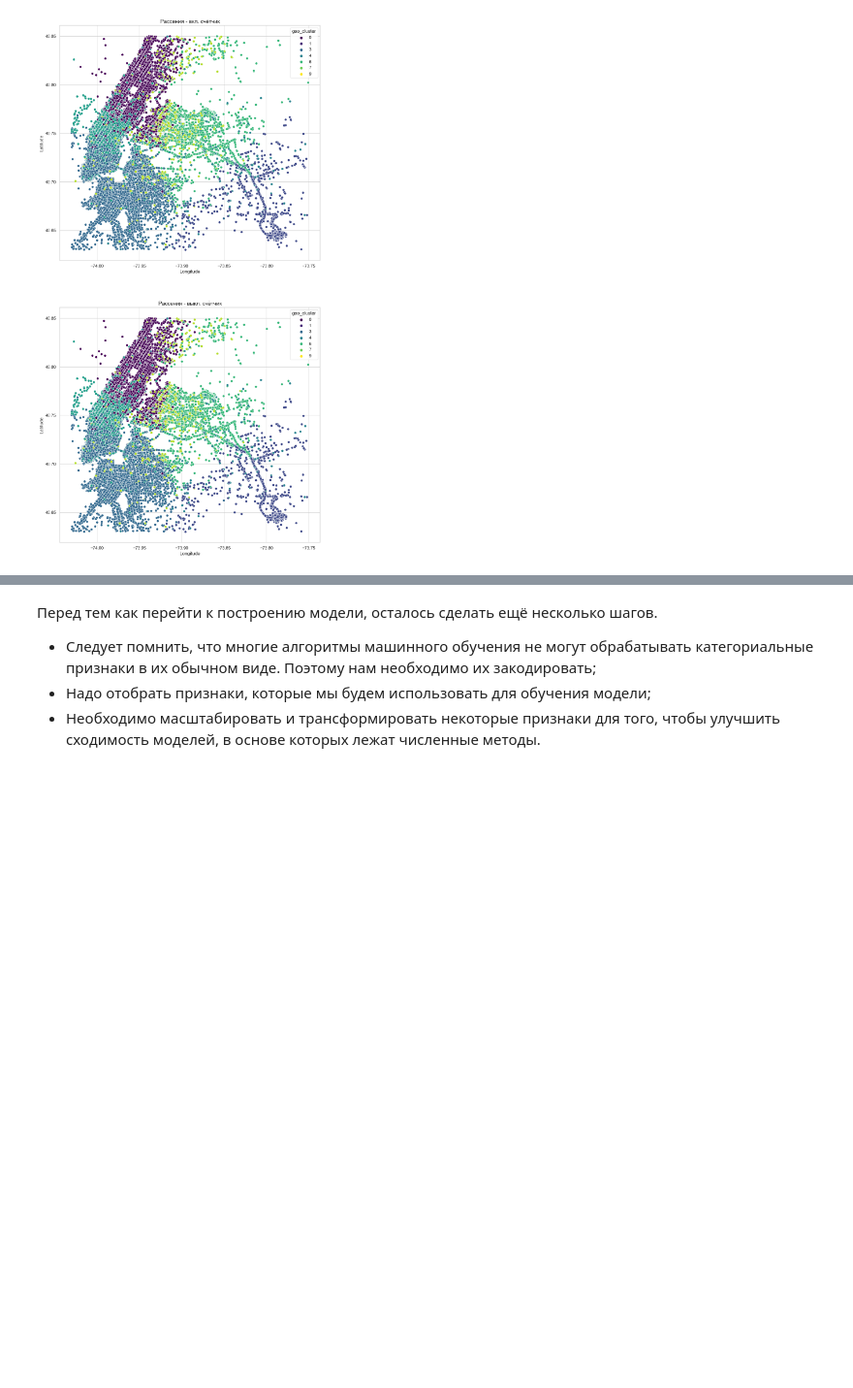
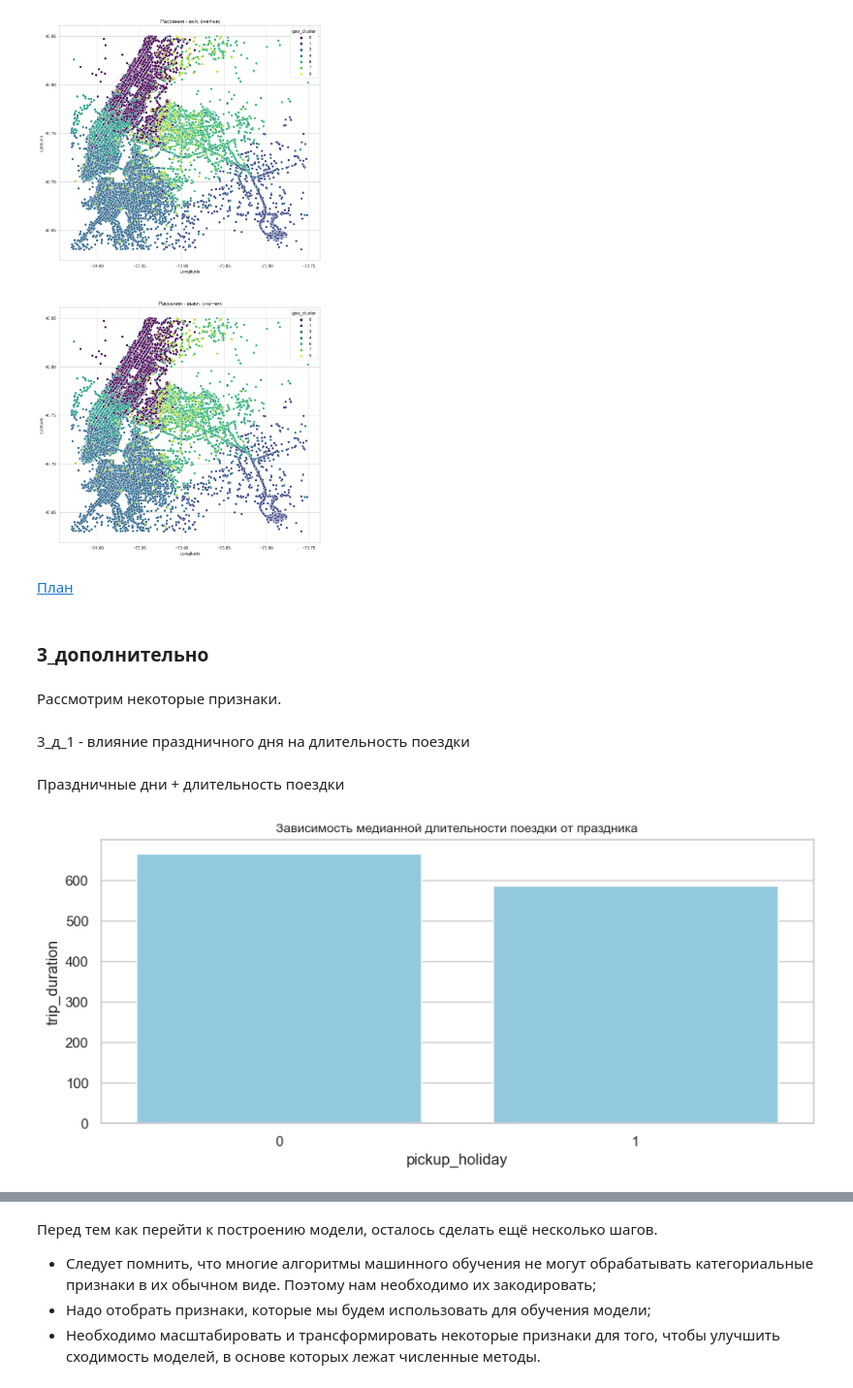
Before and after one commit to aapopov52/Project2, a Jupyter notebook: Проект2.ipynb, the cells around one changed output, grey strips where cells are left out. Shown at 97% size. Saved outputs shown, nothing was run; the diff lists cells and outputs as text; code cells hidden in the pictures; blank space fills up the shorter version.

```diff
--- a/Проект2.ipynb
+++ b/Проект2.ipynb
@@ -1010,3 +1129,30 @@ axes[1].legend(title='geo_cluster', bbox_to_anchor=(1, 1))
 plt.show()
 # %% [output]
 [figure]
+# %% [markdown]
+[План](#plan)
+# %% [markdown]
+### 3_дополнительно<a id="3_д"></a>
+# %% [markdown]
+Рассмотрим некоторые признаки.
+# %% [markdown]
+3_д_1 - влияние праздничного дня на длительность поездки
+# %% [markdown]
+Праздничные дни + длительность поездки
+# %%
+sns.set(style='whitegrid')
+median_trip_duration_by_hour = taxi_data.groupby("pickup_holiday")['trip_duration'].median().reset_index()
+
+fig, axes = plt.subplots(nrows=1, ncols=1, figsize=(10, 4))
+
+sns.barplot(
+    data=median_trip_duration_by_hour,
+    x='pickup_holiday',
+    y='trip_duration',
+    color='skyblue',
+    ax=axes
+)
+axes.set_title('Зависимость медианной длительности поездки от праздника', fontsize=10)
+plt.show()
+# %% [output]
+[figure, added]
```
Also changed, not shown: parts of 191 cells of this notebook.
